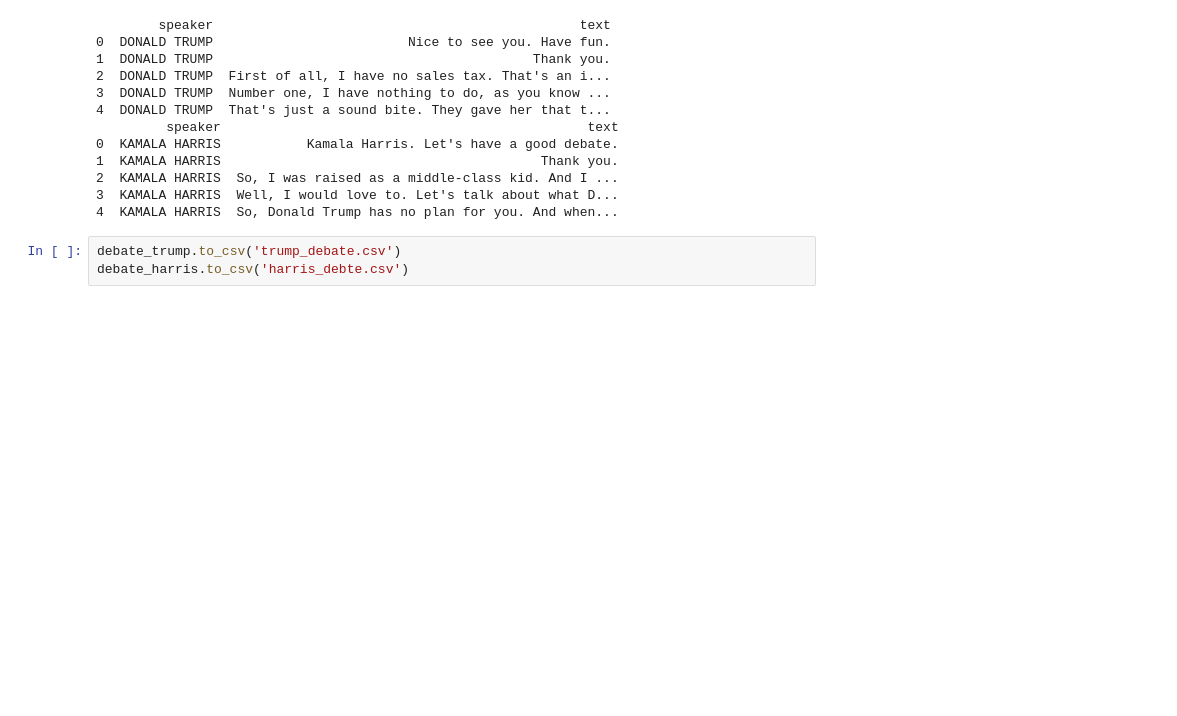
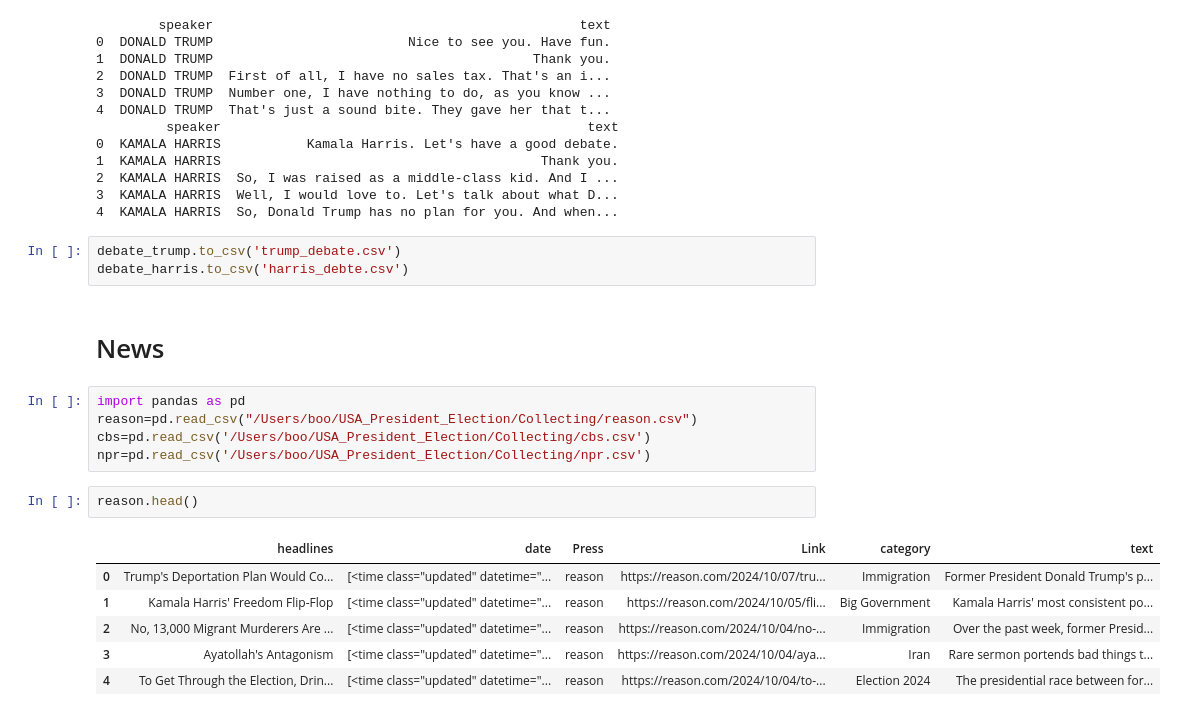
Before and after one commit to b00kkk/US_President_Election_2024, a Jupyter notebook: Preprocessing/Preprocessing.ipynb, the cells around one changed output. Saved outputs shown, nothing was run; the diff lists cells and outputs as text; blank space fills up the shorter version.

```diff
--- a/Preprocessing/Preprocessing.ipynb
+++ b/Preprocessing/Preprocessing.ipynb
@@ -333,3 +347,19 @@ print(debate_harris.head())
 # %%
 debate_trump.to_csv('trump_debate.csv')
 debate_harris.to_csv('harris_debte.csv')
+# %% [markdown]
+# News
+# %%
+import pandas as pd
+reason=pd.read_csv("/Users/boo/USA_President_Election/Collecting/reason.csv")
+cbs=pd.read_csv('/Users/boo/USA_President_Election/Collecting/cbs.csv')
+npr=pd.read_csv('/Users/boo/USA_President_Election/Collecting/npr.csv')
+# %%
+reason.head()
+# %% [output]
+|  | headlines | date | Press | Link | category | text |
+| 0 | Trump's Deportation Plan Would Co... | [<time class="updated" datetime="... | reason | https://reason.com/2024/10/07/tru... | Immigration | Former President Donald Trump's p... |
+| 1 | Kamala Harris' Freedom Flip-Flop | [<time class="updated" datetime="... | reason | https://reason.com/2024/10/05/fli... | Big Government | Kamala Harris' most consistent po... |
+| 2 | No, 13,000 Migrant Murderers Are ... | [<time class="updated" datetime="... | reason | https://reason.com/2024/10/04/no-... | Immigration | Over the past week, former Presid... |
+| 3 | Ayatollah's Antagonism | [<time class="updated" datetime="... | reason | https://reason.com/2024/10/04/aya... | Iran | Rare sermon portends bad things t... |
+| 4 | To Get Through the Election, Drin... | [<time class="updated" datetime="... | reason | https://reason.com/2024/10/04/to-... | Election 2024 | The presidential race between for... |
```
Also changed, not shown: parts of 31 cells of this notebook.
